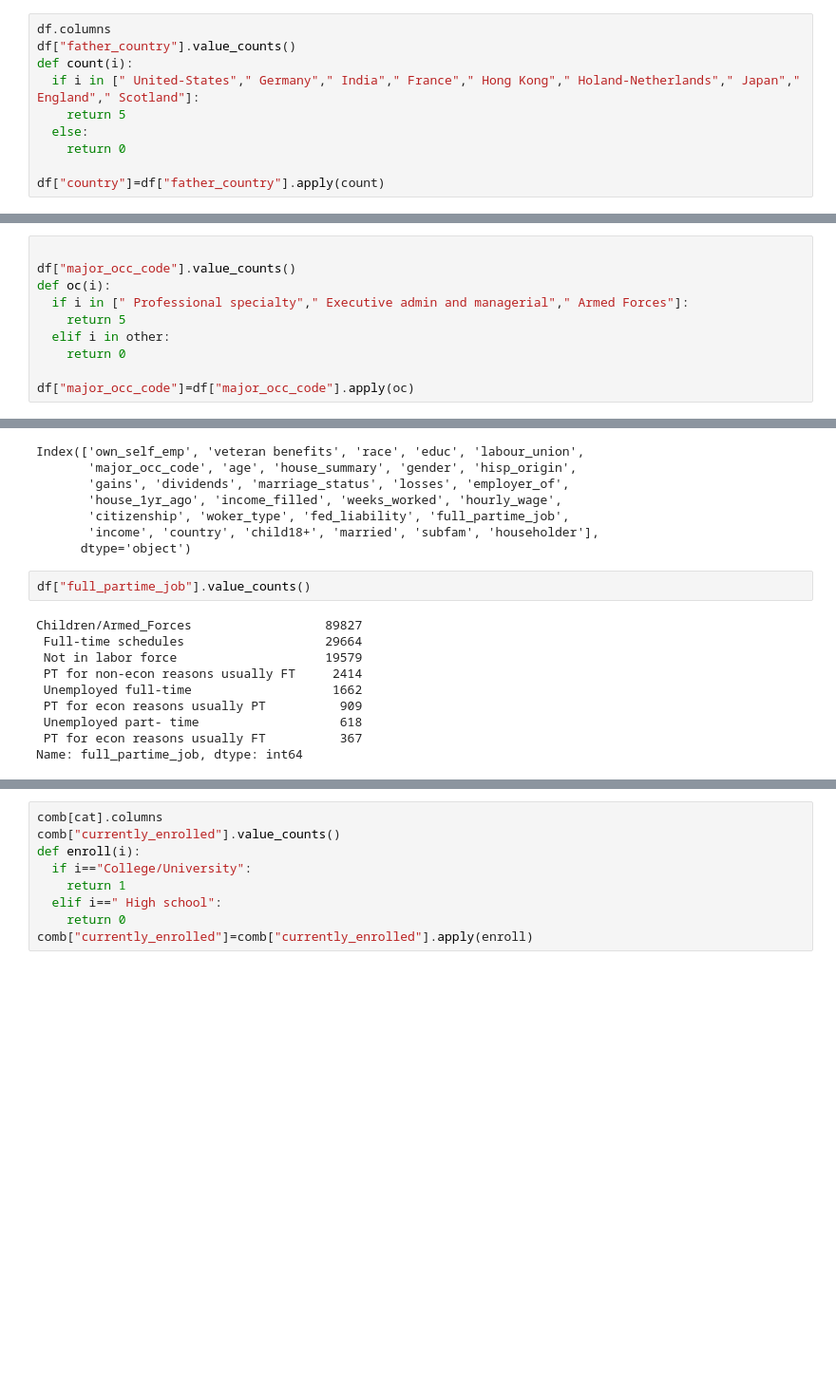
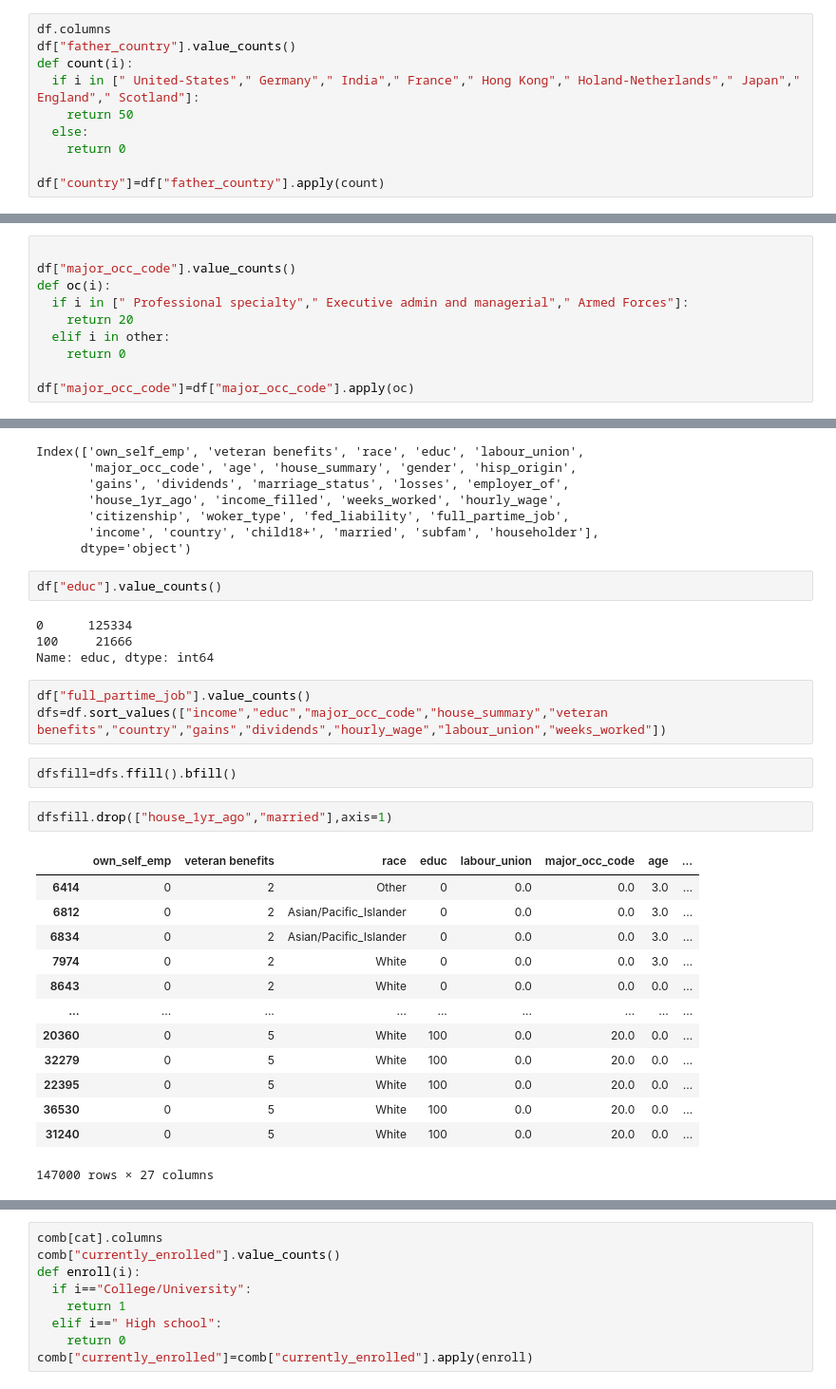
Before and after one commit to knsspsj19/Pythonproject, a Jupyter notebook: Welcome_To_Colaboratory.ipynb, the cells around one changed output, grey strips where cells are left out. Shown at 95% size. Drawn from its saved outputs; the diff is of its cells as text; blank space fills up the shorter version.

```diff
--- a/Welcome_To_Colaboratory.ipynb
+++ b/Welcome_To_Colaboratory.ipynb
@@ -119,7 +119,7 @@ df.columns
 df["father_country"].value_counts()
 def count(i):
   if i in [" United-States"," Germany"," India"," France"," Hong Kong"," Holand-Netherlands"," Japan"," England"," Scotland"]:
-    return 5
+    return 50
   else:
     return 0
 
@@ -149,7 +149,7 @@ df.drop('major_ind_code',axis=1,inplace=True)
 df["major_occ_code"].value_counts()
 def oc(i):
   if i in [" Professional specialty"," Executive admin and managerial"," Armed Forces"]:
-    return 5
+    return 20
   elif i in other:
     return 0
 
@@ -281,14 +281,29 @@ Index(['own_self_emp', 'veteran benefits', 'race', 'educ', 'labour_union',
        'income', 'country', 'child18+', 'married', 'subfam', 'householder'],
       dtype='object')
 # %%
-df["full_partime_job"].value_counts()
+df["educ"].value_counts()
 # %% [output]
-Children/Armed_Forces                  89827
- Full-time schedules                   29664
- Not in labor force                    19579
- PT for non-econ reasons usually FT     2414
- Unemployed full-time                   1662
- PT for econ reasons usually PT          909
- Unemployed part- time                   618
- PT for econ reasons usually FT          367
-Name: full_partime_job, dtype: int64
+0      125334
+100     21666
+Name: educ, dtype: int64
+# %%
+df["full_partime_job"].value_counts()
+dfs=df.sort_values(["income","educ","major_occ_code","house_summary","veteran benefits","country","gains","dividends","hourly_wage","labour_union","weeks_worked"])
+# %%
+dfsfill=dfs.ffill().bfill()
+# %%
+dfsfill.drop(["house_1yr_ago","married"],axis=1)
+# %% [output]
+|  | own_self_emp | veteran benefits | race | educ | labour_union | major_occ_code | age | ... |
+| 6414 | 0 | 2 | Other | 0 | 0.0 | 0.0 | 3.0 | ... |
+| 6812 | 0 | 2 | Asian/Pacific_Islander | 0 | 0.0 | 0.0 | 3.0 | ... |
+| 6834 | 0 | 2 | Asian/Pacific_Islander | 0 | 0.0 | 0.0 | 3.0 | ... |
+| 7974 | 0 | 2 | White | 0 | 0.0 | 0.0 | 3.0 | ... |
+| 8643 | 0 | 2 | White | 0 | 0.0 | 0.0 | 0.0 | ... |
+| ... | ... | ... | ... | ... | ... | ... | ... | ... |
+| 20360 | 0 | 5 | White | 100 | 0.0 | 20.0 | 0.0 | ... |
+| 32279 | 0 | 5 | White | 100 | 0.0 | 20.0 | 0.0 | ... |
+| 22395 | 0 | 5 | White | 100 | 0.0 | 20.0 | 0.0 | ... |
+| 36530 | 0 | 5 | White | 100 | 0.0 | 20.0 | 0.0 | ... |
+| 31240 | 0 | 5 | White | 100 | 0.0 | 20.0 | 0.0 | ... |
+147000 rows × 27 columns
```
Also changed, not shown: parts of 31 cells of this notebook.
